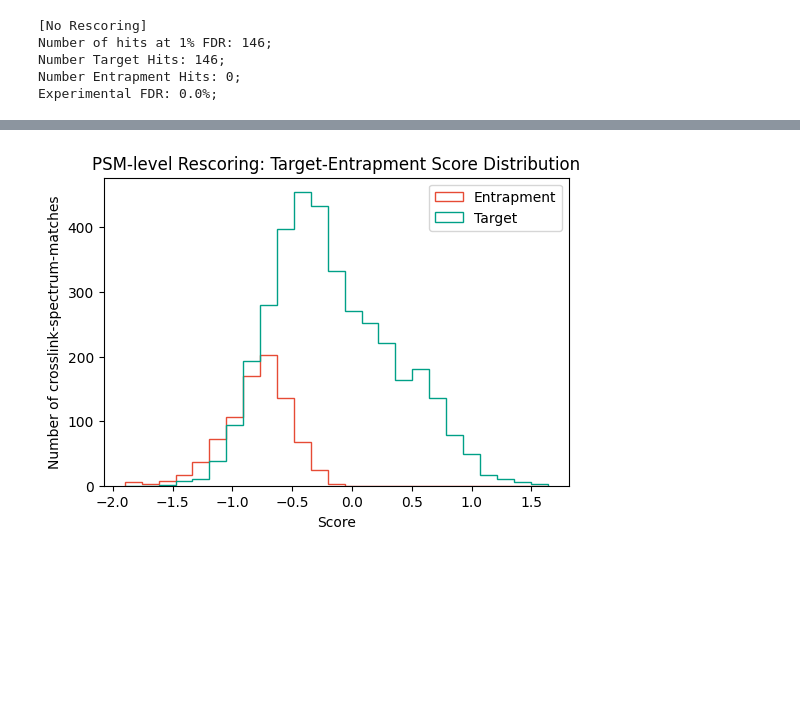
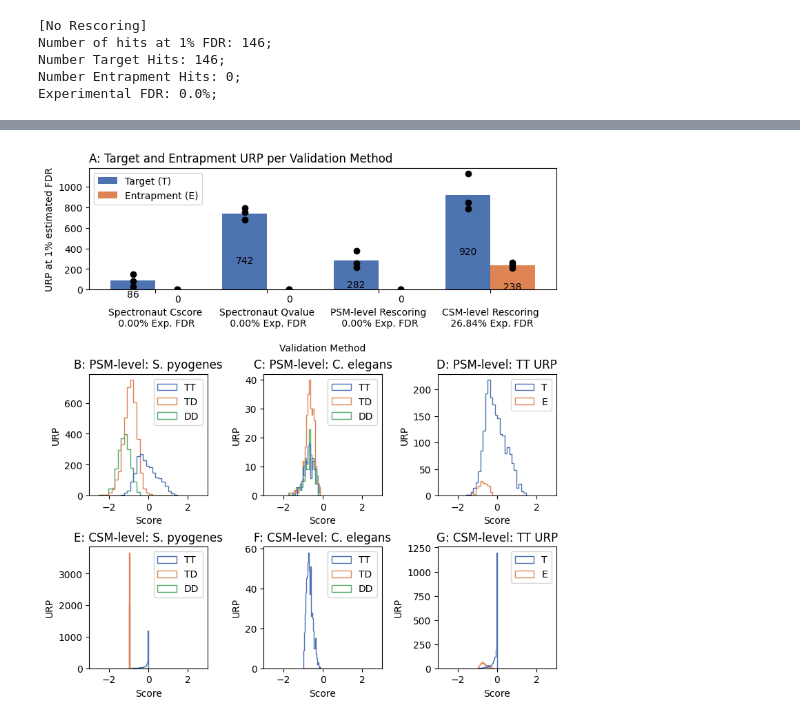
Before and after one commit to hgb-bin-proteomics/MSAnnika_Spectral_Library_exporter_rescoring, a Jupyter notebook: entrapment/entrapment_per_replicate.ipynb, the cells around one changed output, grey strips where cells are left out. Cells and saved outputs as stored; diff of their text form; code cells hidden in the pictures; blank space fills up the shorter version.

Commit message:
update entrapment analysis

```diff
--- a/entrapment/entrapment_per_replicate.ipynb
+++ b/entrapment/entrapment_per_replicate.ipynb
@@ -605,9 +722,0 @@ pyXLMS.plotting.plot_score_distribution(
-# %%
-rescored_level_psm_csms_spyo = list()
-rescored_level_psm_csms_cele = list()
-for csm in rescored_level_psm_csms:
-    label = csm["additional_information"]["source"]["PG.Organisms"]
-    if label is not None and "S pyogenes" in label:
-        rescored_level_psm_csms_spyo.append(csm)
-    elif label is not None and "Celegans" in label:
-        rescored_level_psm_csms_cele.append(csm)
@@ -722,9 +803,0 @@ for csm in rescored_level_psm_csms_t:
-# %%
-plot_score_distribution(
-    rescored_level_psm_csms_t,
-    figsize=(6, 4),
-    title="PSM-level Rescoring: Target-Entrapment Score Distribution",
-    filename_prefix="plots/rescored_level_psm_csms_te_score",
-);
-# %% [output]
-[figure, removed]
@@ -730,0 +825,11 @@ plot_score_distribution(
+# %%
+rlcsm_urp_t = pyXLMS.transform.targets_only(rlcsm_urp)
+rlcsm_urp_t = copy.deepcopy(rlcsm_urp_t)
+for urp in rlcsm_urp_t:
+    label = urp["additional_information"]["source"]["PG.Organisms"]
+    if label is not None and "S pyogenes" in label:
+        urp["alpha_decoy"] = False
+        urp["beta_decoy"] = False
+    elif label is not None and "Celegans" in label:
+        urp["alpha_decoy"] = True
+        urp["beta_decoy"] = True
@@ -730,0 +857,36 @@ plot_score_distribution(
+# %%
+sns.set_palette("deep", 6)
+
+mosaic = """
+AAAAAAAAA
+BBBCCCDDD
+EEEFFFGGG
+"""
+
+gridspec_kw = {
+    "width_ratios": [1,1,1,1,1,1,1,1,1],  # equal width 3 for A, B, C columns
+    "height_ratios": [2,2,2]
+}
+
+fig, axes = plt.subplot_mosaic(
+    mosaic,
+    gridspec_kw=gridspec_kw,
+    figsize=(7.5,8),
+    layout="constrained"
+)
+
+plot_comparison(axes["A"])
+plot_b(axes["B"])
+plot_c(axes["C"])
+plot_d(axes["D"])
+plot_e(axes["E"])
+plot_f(axes["F"])
+plot_g(axes["G"])
+
+plt.savefig("plots/figure.svg", dpi=900, transparent=True,
+            bbox_inches="tight")
+plt.savefig("plots/figure.eps", dpi=900)
+plt.savefig("plots/figure.png", dpi=900)
+plt.show()
+# %% [output]
+[figure, new version]
```
Also changed, not shown: parts of 41 cells of this notebook.
